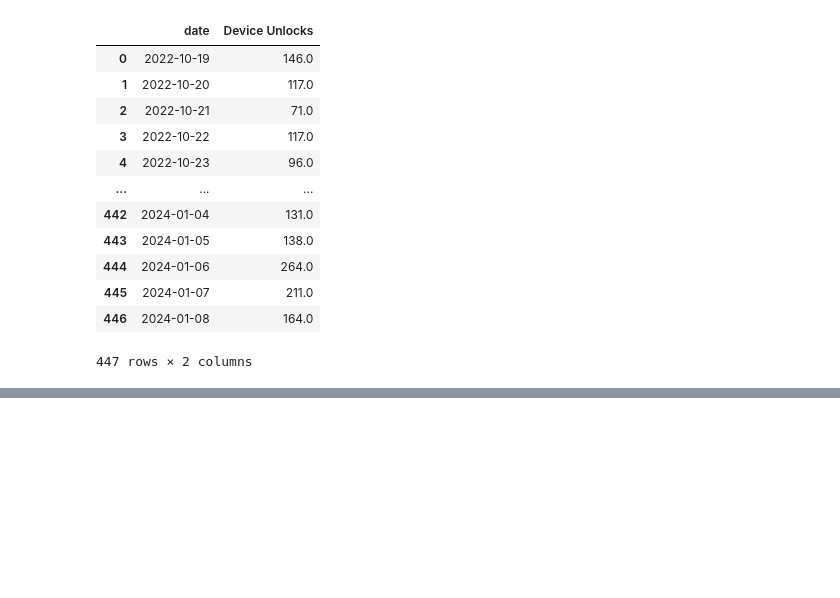
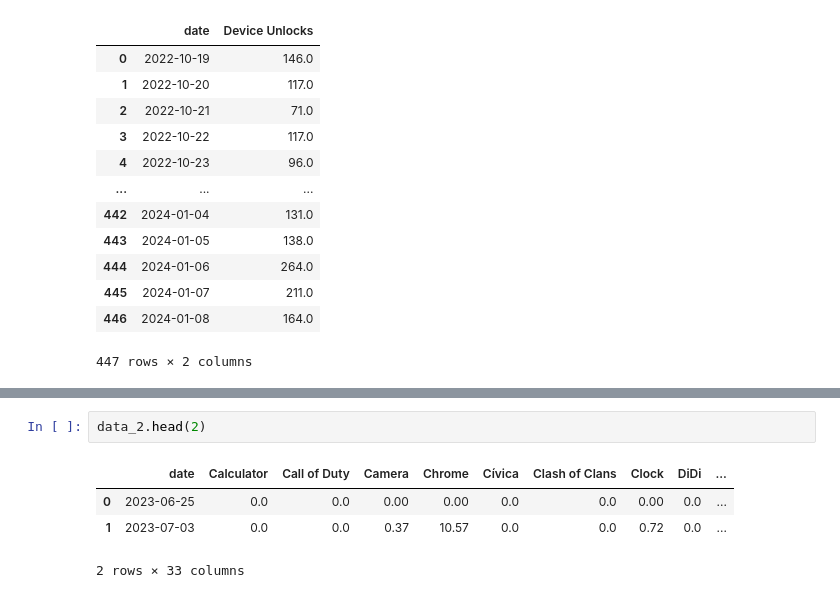
Before and after one commit to estivengrx/statistics-of-use-project, a Jupyter notebook: notebooks_scripts/data_transformation_tests.ipynb, the cells around one changed output, grey strips where cells are left out. Cells and saved outputs as stored; diff of their text form; blank space fills up the shorter version.

```diff
--- a/notebooks_scripts/data_transformation_tests.ipynb
+++ b/notebooks_scripts/data_transformation_tests.ipynb
@@ -468,0 +481,7 @@ data
+# %%
+data_2.head(2)
+# %% [output]
+|  | date | Calculator | Call of Duty | Camera | Chrome | Cívica | Clash of Clans | Clock | DiDi | ... |
+| 0 | 2023-06-25 | 0.0 | 0.0 | 0.00 | 0.00 | 0.0 | 0.0 | 0.00 | 0.0 | ... |
+| 1 | 2023-07-03 | 0.0 | 0.0 | 0.37 | 10.57 | 0.0 | 0.0 | 0.72 | 0.0 | ... |
+2 rows × 33 columns
```
Also changed, not shown: parts of 5 cells of this notebook, 22 other files.
